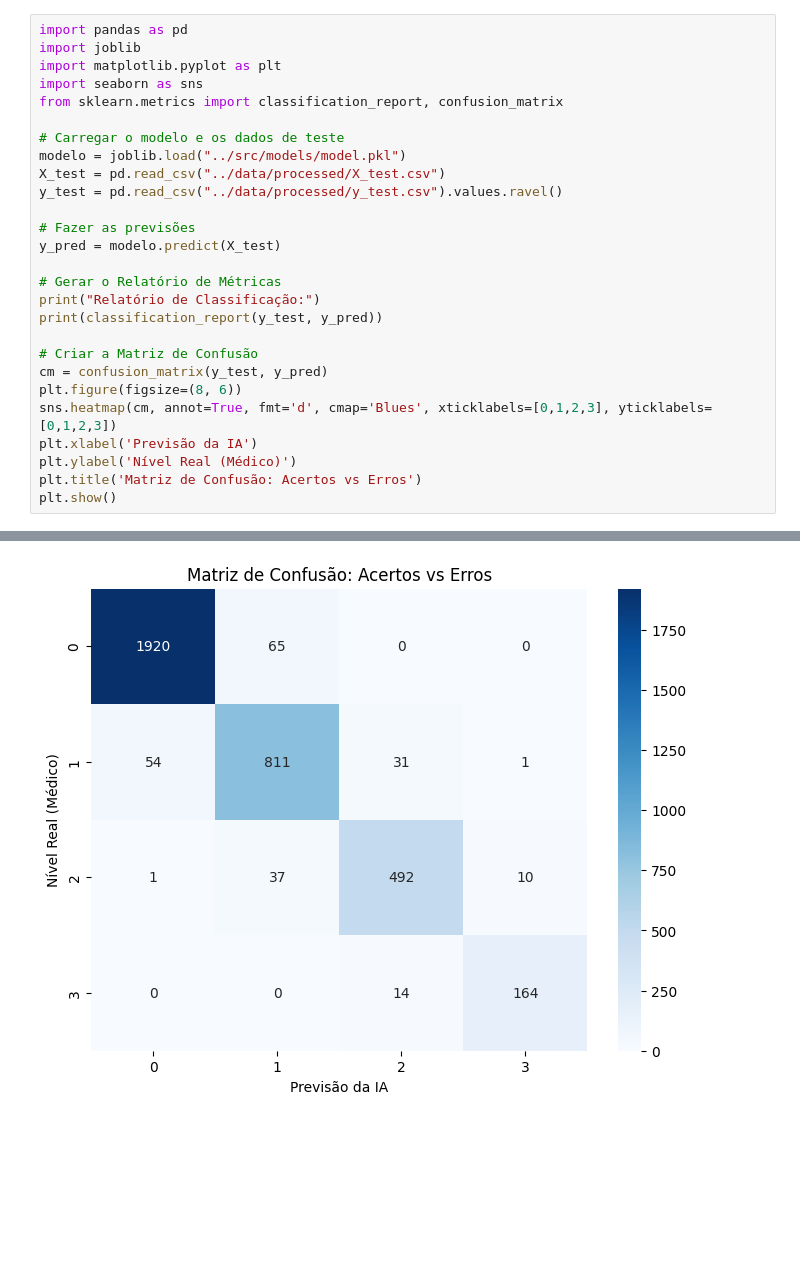
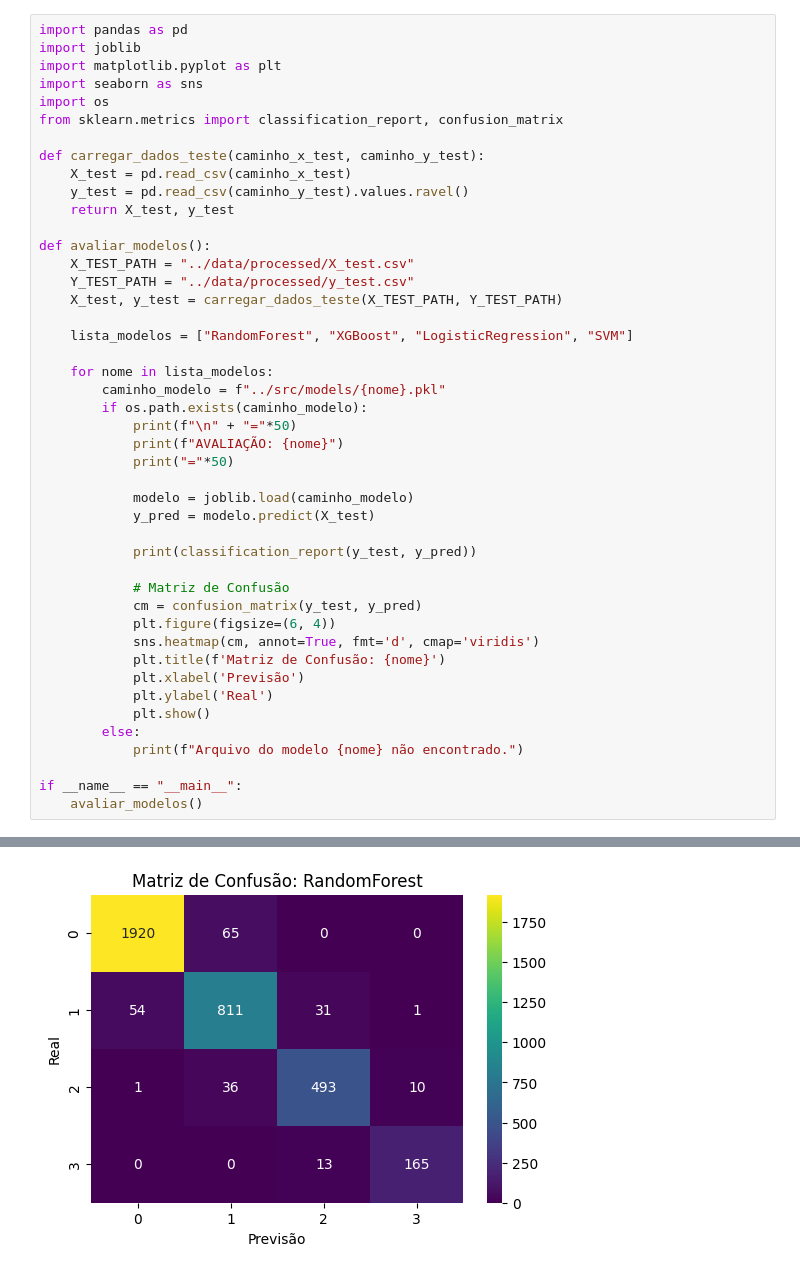
Before and after one commit to luismiguuel/smartflow-health-analytics, a Jupyter notebook: notebooks/04_assessment.ipynb, the cells around one changed output, grey strips where cells are left out. Drawn from its saved outputs; the diff is of its cells as text; blank space fills up the shorter version.

Commit message:
Treinando e avaliando diferentes modelos

```diff
--- a/notebooks/04_assessment.ipynb
+++ b/notebooks/04_assessment.ipynb
@@ -3,26 +3,44 @@ import pandas as pd
 import joblib
 import matplotlib.pyplot as plt
 import seaborn as sns
+import os
 from sklearn.metrics import classification_report, confusion_matrix
 
-# Carregar o modelo e os dados de teste
-modelo = joblib.load("../src/models/model.pkl")
-X_test = pd.read_csv("../data/processed/X_test.csv")
-y_test = pd.read_csv("../data/processed/y_test.csv").values.ravel()
+def carregar_dados_teste(caminho_x_test, caminho_y_test):
+    X_test = pd.read_csv(caminho_x_test)
+    y_test = pd.read_csv(caminho_y_test).values.ravel()
+    return X_test, y_test
 
-# Fazer as previsões
-y_pred = modelo.predict(X_test)
+def avaliar_modelos():
+    X_TEST_PATH = "../data/processed/X_test.csv"
+    Y_TEST_PATH = "../data/processed/y_test.csv"
+    X_test, y_test = carregar_dados_teste(X_TEST_PATH, Y_TEST_PATH)
 
-# Gerar o Relatório de Métricas
-print("Relatório de Classificação:")
-print(classification_report(y_test, y_pred))
+    lista_modelos = ["RandomForest", "XGBoost", "LogisticRegression", "SVM"]
 
-# Criar a Matriz de Confusão
-cm = confusion_matrix(y_test, y_pred)
-plt.figure(figsize=(8, 6))
-sns.heatmap(cm, annot=True, fmt='d', cmap='Blues', xticklabels=[0,1,2,3], yticklabels=[0,1,2,3])
-plt.xlabel('Previsão da IA')
-plt.ylabel('Nível Real (Médico)')
-plt.title('Matriz de Confusão: Acertos vs Erros')
-plt.show()
+    for nome in lista_modelos:
+        caminho_modelo = f"../src/models/{nome}.pkl"
+        if os.path.exists(caminho_modelo):
+            print(f"\n" + "="*50)
+            print(f"AVALIAÇÃO: {nome}")
+            print("="*50)
+
+            modelo = joblib.load(caminho_modelo)
+            y_pred = modelo.predict(X_test)
+
+            print(classification_report(y_test, y_pred))
+
+            # Matriz de Confusão
+            cm = confusion_matrix(y_test, y_pred)
+            plt.figure(figsize=(6, 4))
+            sns.heatmap(cm, annot=True, fmt='d', cmap='viridis')
+            plt.title(f'Matriz de Confusão: {nome}')
+            plt.xlabel('Previsão')
+            plt.ylabel('Real')
+            plt.show()
+        else:
+            print(f"Arquivo do modelo {nome} não encontrado.")
+
+if __name__ == "__main__":
+    avaliar_modelos()
 # %% [output]
@@ -36,5 +56,5 @@ Relatório de Classificação:
 
     accuracy                           0.94      3600
    macro avg       0.93      0.93      0.93      3600
 weighted avg       0.94      0.94      0.94      3600
-[figure, old version]
+[figure, new version]
```
Also changed, not shown: parts of 1 cell of this notebook, 10 other files.
